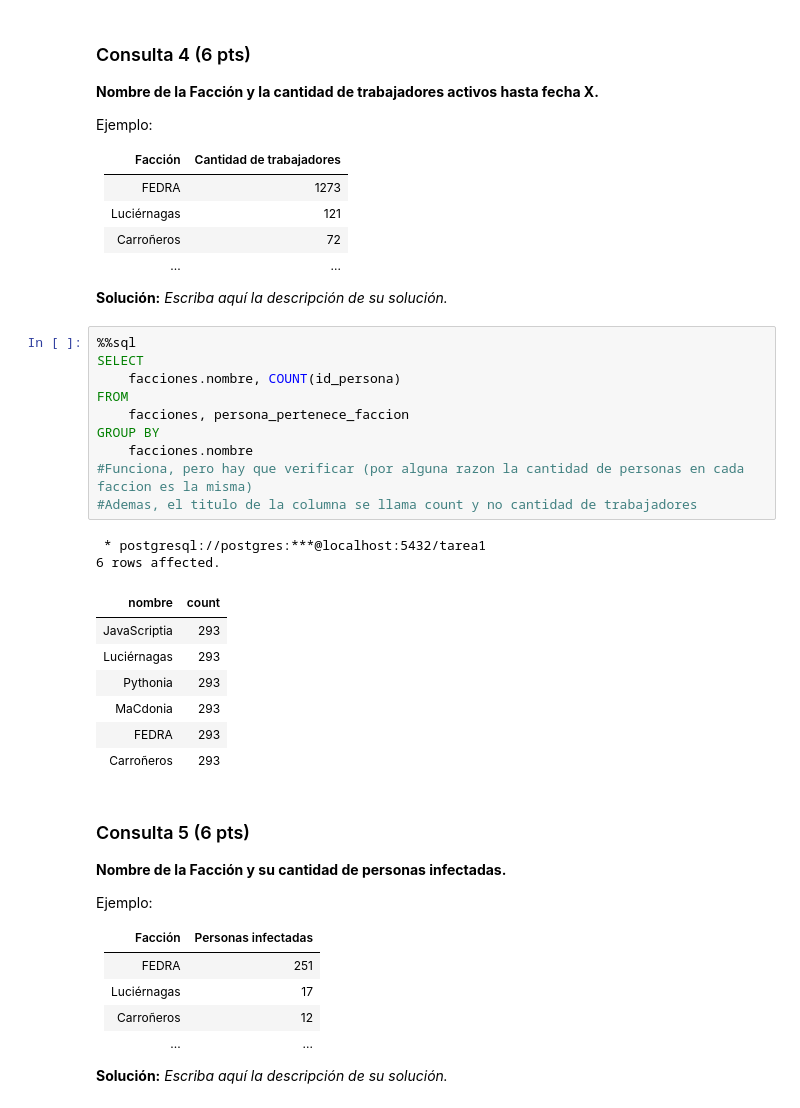
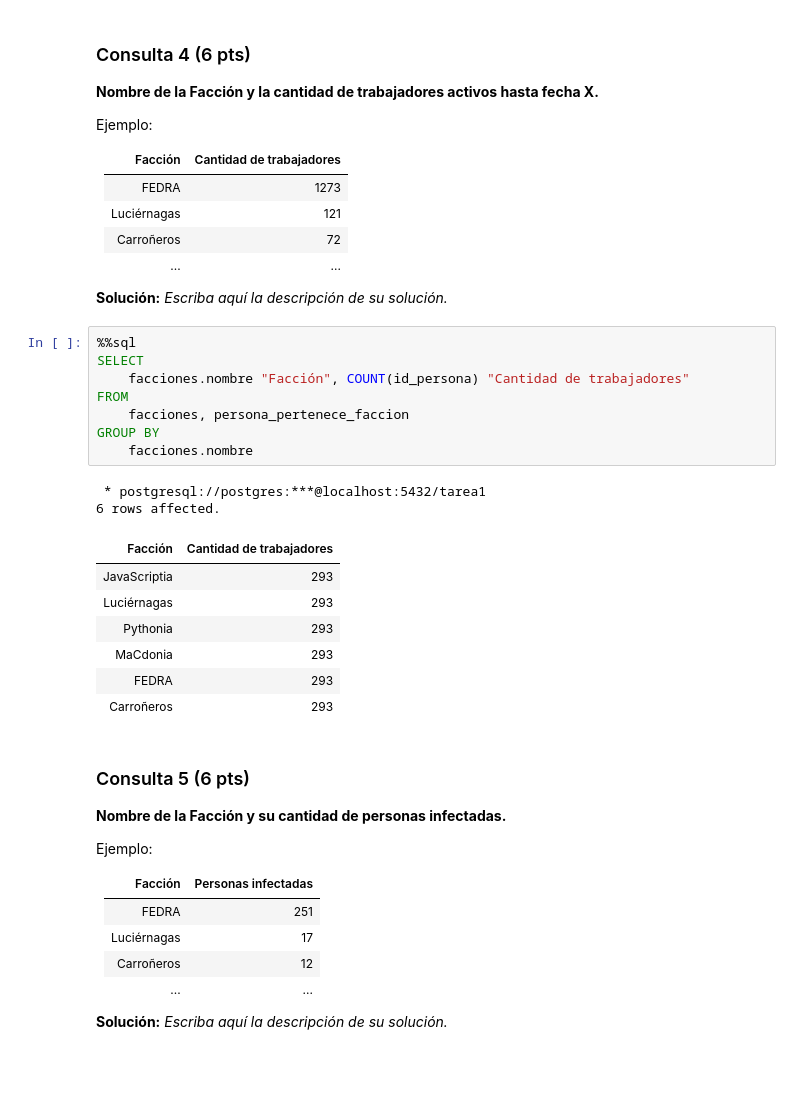
Before and after one commit to evwng/INF239_Tareas, a Jupyter notebook: Tarea-1-Grupo23/Tarea1_Grupo23.ipynb, the cells around one changed output. Cells and saved outputs as stored; diff of their text form; blank space fills up the shorter version.

```diff
--- a/Tarea-1-Grupo23/Tarea1_Grupo23.ipynb
+++ b/Tarea-1-Grupo23/Tarea1_Grupo23.ipynb
@@ -469,26 +453,24 @@ Ejemplo:
 | ...  | ... |
 
 **Solución:** _Escriba aquí la descripción de su solución._
-# %%
-%%sql
-SELECT
-    facciones.nombre, COUNT(id_persona)
-FROM
-    facciones, persona_pertenece_faccion
-GROUP BY
-    facciones.nombre
-#Funciona, pero hay que verificar (por alguna razon la cantidad de personas en cada faccion es la misma)
-#Ademas, el titulo de la columna se llama count y no cantidad de trabajadores
-# %% [output]
- * postgresql://postgres:***@localhost:5432/tarea1
-6 rows affected.
-| nombre | count |
-| JavaScriptia | 293 |
-| Luciérnagas | 293 |
-| Pythonia | 293 |
-| MaCdonia | 293 |
-| FEDRA | 293 |
-| Carroñeros | 293 |
+# %%
+%%sql
+SELECT
+    facciones.nombre "Facción", COUNT(id_persona) "Cantidad de trabajadores"
+FROM
+    facciones, persona_pertenece_faccion
+GROUP BY
+    facciones.nombre
+# %% [output]
+ * postgresql://postgres:***@localhost:5432/tarea1
+6 rows affected.
+| Facción | Cantidad de trabajadores |
+| JavaScriptia | 293 |
+| Luciérnagas | 293 |
+| Pythonia | 293 |
+| MaCdonia | 293 |
+| FEDRA | 293 |
+| Carroñeros | 293 |
 # %% [markdown]
 ### Consulta 5 (6 pts)
 **Nombre de la Facción y su cantidad de personas infectadas.**
```
Also changed, not shown: parts of 7 cells of this notebook.
